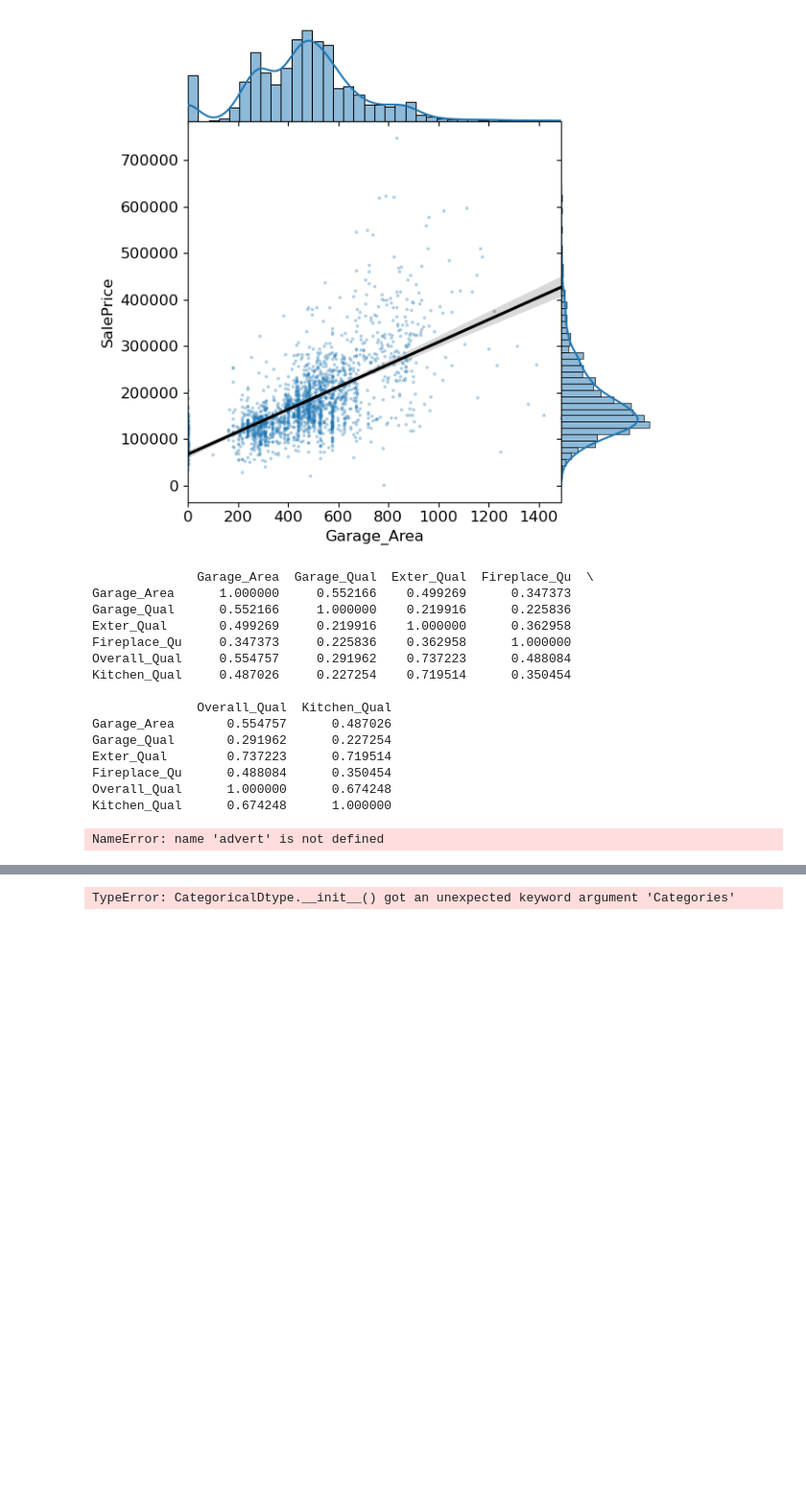
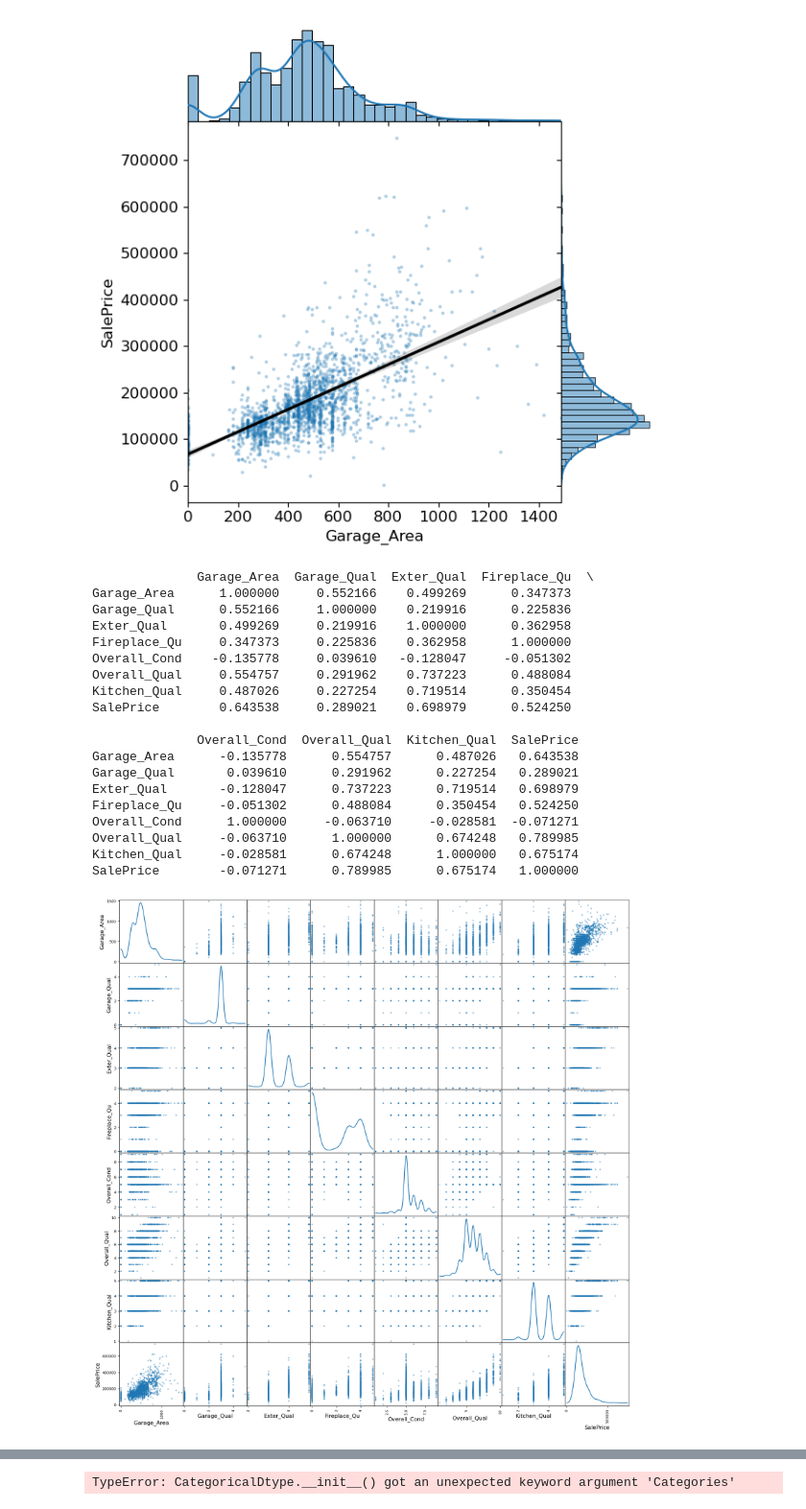
Before and after one commit to noah18c/Data_analysis, a Jupyter notebook: clinic_2/clinic2-empty-2024.ipynb, the cells around one changed output, grey strips where cells are left out. Shown at 96% size. Drawn from its saved outputs; the diff is of its cells as text; code cells hidden in the pictures; blank space fills up the shorter version.

```diff
--- a/clinic_2/clinic2-empty-2024.ipynb
+++ b/clinic_2/clinic2-empty-2024.ipynb
@@ -1088,26 +1091,29 @@ sns.jointplot(
 <seaborn.axisgrid.JointGrid at 0x...>
 [figure]
 # %%
-# Check if garage_area and quality are highly correlated or not, they arent so we can use them as independent variables
-plot_data_q3["Garage_Area"].corr(plot_data_q3["Garage_Qual"])
+independent_variables_corr = plot_data_q3[['Garage_Area', "Garage_Qual", "Exter_Qual", "Fireplace_Qu", "Overall_Cond", "Overall_Qual", "Kitchen_Qual", "SalePrice"]]
+print(independent_variables_corr.corr())
 
-print(plot_data_q3[['Garage_Area', "Garage_Qual", "Exter_Qual", "Fireplace_Qu", "Overall_Qual", "Kitchen_Qual"]].corr())
-pd.plotting.scatter_matrix(plot_data_q3, figsize=(20, 20), diagonal='kde')
+pd.plotting.scatter_matrix(independent_variables_corr, figsize=(20, 20), diagonal='kde')
 plt.show()
 # %% [output]
               Garage_Area  Garage_Qual  Exter_Qual  Fireplace_Qu  \
 Garage_Area      1.000000     0.552166    0.499269      0.347373
 Garage_Qual      0.552166     1.000000    0.219916      0.225836
 Exter_Qual       0.499269     0.219916    1.000000      0.362958
 Fireplace_Qu     0.347373     0.225836    0.362958      1.000000
+Overall_Cond    -0.135778     0.039610   -0.128047     -0.051302
 Overall_Qual     0.554757     0.291962    0.737223      0.488084
 Kitchen_Qual     0.487026     0.227254    0.719514      0.350454
+SalePrice        0.643538     0.289021    0.698979      0.524250
 
-              Overall_Qual  Kitchen_Qual
-Garage_Area       0.554757      0.487026
-Garage_Qual       0.291962      0.227254
-Exter_Qual        0.737223      0.719514
-Fireplace_Qu      0.488084      0.350454
-Overall_Qual      1.000000      0.674248
-Kitchen_Qual      0.674248      1.000000
+              Overall_Cond  Overall_Qual  Kitchen_Qual  SalePrice
+Garage_Area      -0.135778      0.554757      0.487026   0.643538
+Garage_Qual       0.039610      0.291962      0.227254   0.289021
+Exter_Qual       -0.128047      0.737223      0.719514   0.698979
+Fireplace_Qu     -0.051302      0.488084      0.350454   0.524250
+Overall_Cond      1.000000     -0.063710     -0.028581  -0.071271
+Overall_Qual     -0.063710      1.000000      0.674248   0.789985
+Kitchen_Qual     -0.028581      0.674248      1.000000   0.675174
+SalePrice        -0.071271      0.789985      0.675174   1.000000
-NameError: name 'advert' is not defined
+[figure, added]
```
Also changed, not shown: parts of 7 cells of this notebook.
